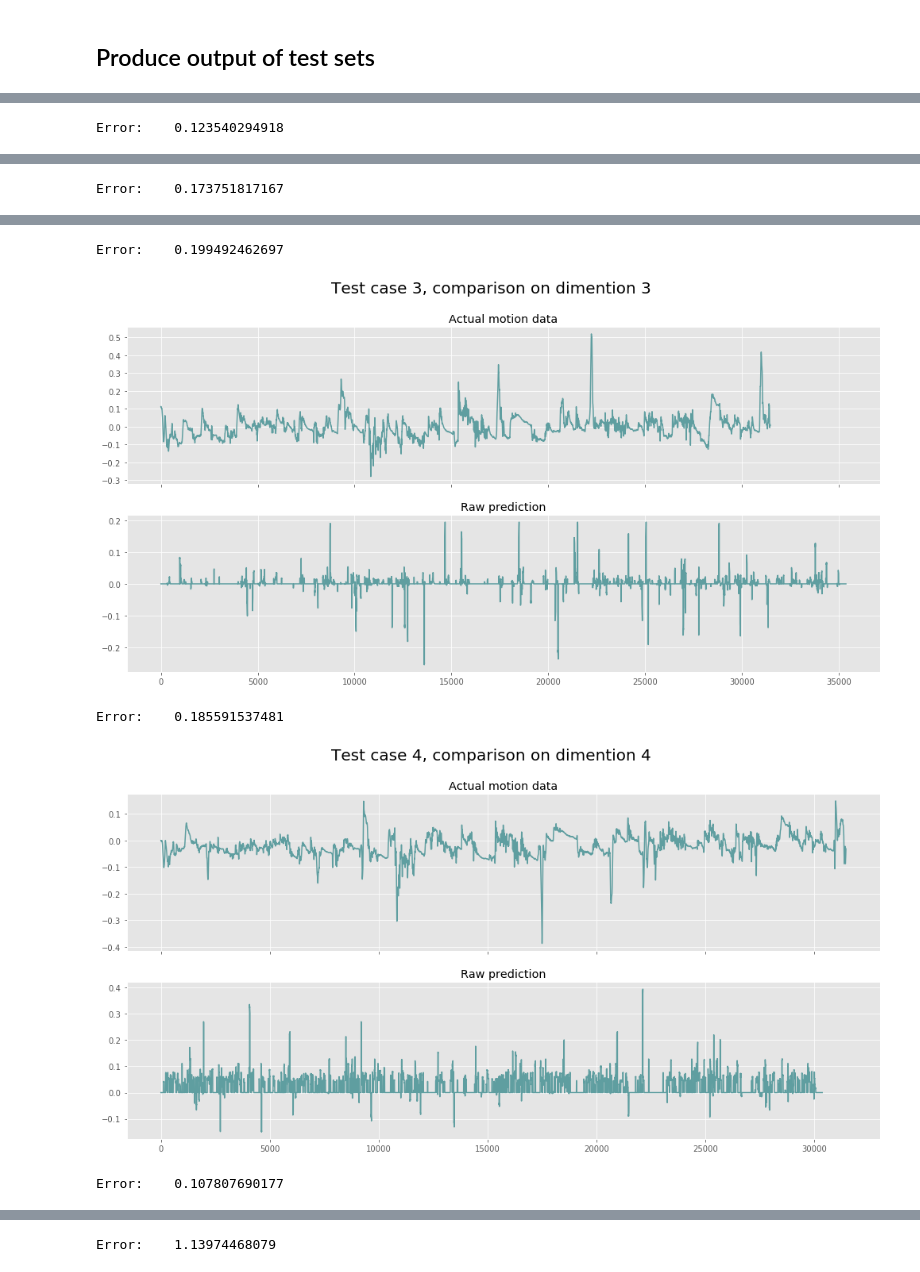
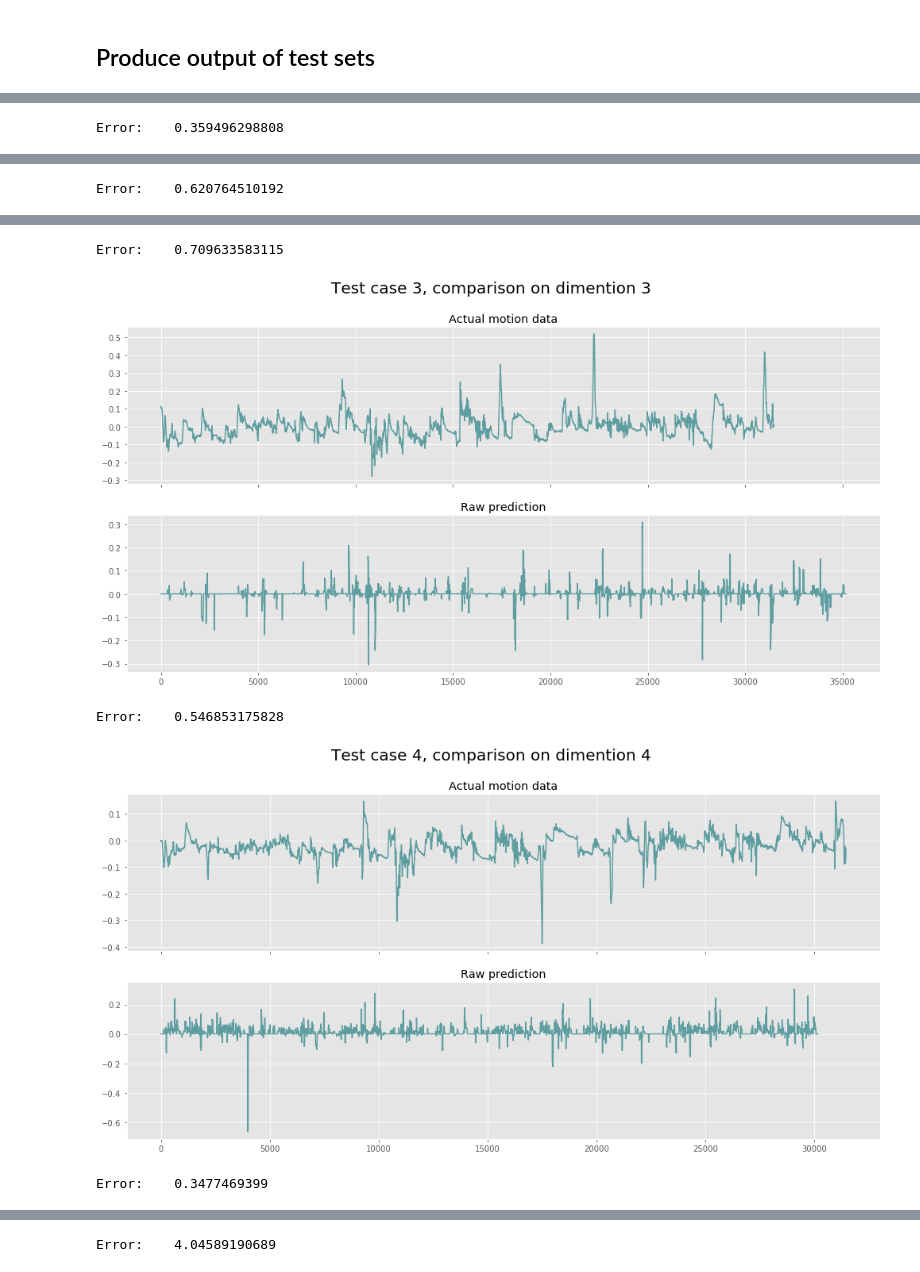
Before and after one commit to CynthiaCXY/HeadMotionSynthesis, a Jupyter notebook: baseline_DCT.ipynb, the cells around one changed output, grey strips where cells are left out. Drawn from its saved outputs; the diff is of its cells as text; code cells hidden in the pictures.

Commit message:
Added introvert inputs, now model could be trained on intro and test on extro to see if it shows different personality

```diff
--- a/baseline_DCT.ipynb
+++ b/baseline_DCT.ipynb
@@ -24,8 +24,8 @@ logger = logging.getLogger()
 logger.setLevel(logging.INFO)
 logger.handlers = [logging.StreamHandler()]
 
-train_data = HMSDataProvider('train', 'extro', rng=rng)
-valid_data = HMSDataProvider('validation', 'extro', rng=rng)
+train_data = HMSDataProvider('train', 'intro', rng=rng)
+valid_data = HMSDataProvider('validation', 'intro', rng=rng)
 input_dim, output_dim = 100, 60
 # %%
 # def train_model_and_plot_stats(
@@ -150,6 +147,15 @@ Error:    0.10413348878
+# %%
+def fade_motion(motion, fading_point, window_size):
+#     print("Motion length: {0}, Fading point: {1}".format(len(motion), fading_point))
+    scaler = 0.9
+    for i in range(fading_point, window_size):
+        motion[i] *= scaler
+        scaler *= scaler
+    return motion
 # %%
 # Loop over 1-6 test cases
 
+window_size = 100
 for i in range(1,7):
     test_data = HMSDataProvider('test{0}'.format(i), 'extro', rng=rng)
     result, evaluation = optimiser.eval_test_set(test_data, 'test')
@@ -160,22 +166,50 @@ for i in range(1,7):
         result_reshape[j] = result[-1][j].reshape(6,10)
 
     time_intervals = np.loadtxt("ExtrovertRawData/Words/{0}".format(i), usecols=range(4, 6), dtype="int")
-    prediction = np.zeros((6, time_intervals[-1,1] + 300))
+    words = np.loadtxt("ExtrovertRawData/Words/{0}".format(i), usecols=range(3, 4), dtype="str")
+
+    prediction = np.zeros((6, time_intervals[-1,1] + window_size))
     counter = 0
     for index, line in enumerate(time_intervals):
-        duration = line[1] - line[0]
-        for k in range(6):
-            frame = np.zeros(30)
-            frame[0:10] = result_reshape[index][k]
-            dct_motion = dct(frame, 3, norm="ortho")
-            if duration <= 30:
-                prediction[k, line[0]:line[1]] = dct_motion[0:duration]
-            else:
-                prediction[k, line[0]:line[0] + 30] = dct_motion
+        word = words[index]
+        word_split = word.split('\'')
+
+        if len(word_split) <= 1:
+            start_time = line[0]
+            end_time = line[1]
+            fading_point = end_time - start_time
+
+            for k in range(6):
+                frame = np.zeros(window_size)
+                frame[0:10] = result_reshape[counter][k]
+                dct_motion = dct(frame, 3, norm="ortho")
+                faded_motion = fade_motion(dct_motion, fading_point, window_size)
+                prediction[k, start_time:start_time + window_size] += faded_motion
+            counter += 1
+        else:
+            start_time = line[0]
+            end_time = line[1]
+            mid = int((line[0] + line[1]) / 2)
+            fading_point_1 = mid - start_time
+            fading_point_2 = end_time - mid
+
+            for k in range(6):
+                frame_1 = np.zeros(window_size)
+                frame_1[0:10] = result_reshape[counter][k]
+                dct_motion_1 = dct(frame_1, 3, norm="ortho")
+                faded_motion_1 = fade_motion(dct_motion_1, fading_point_1, window_size)
+                prediction[k, start_time:start_time + window_size] += faded_motion_1
+
+                frame_2 = np.zeros(window_size)
+                frame_2[0:10] = result_reshape[counter+1][k]
+                dct_motion_2 = dct(frame_2, 3, norm="ortho")
+                faded_motion_2 = fade_motion(dct_motion_2, fading_point_2, window_size)
+                prediction[k, mid:mid + window_size] += faded_motion_2
+            counter += 2
 
     prediction = prediction.transpose()
 
-    np.savetxt('Predictions/prediction{0}.txt'.format(i), prediction, fmt="%.7f")
+    np.savetxt('Predictions/TrainedOnIntroData/prediction{0}.txt'.format(i), prediction, fmt="%.7f")
 
     motion_data = np.loadtxt("ExtrovertRawData/Motion/1.rov".format(i), skiprows=17, usecols=range(0, 6))
 
@@ -190,4 +224,4 @@ for i in range(1,7):
     plt.savefig('Predictions/Test case {0}, comparison on dimention {1}.pdf'.format(i, i))
     plt.show()
 # %% [output]
-Error:    0.123540294918
+Error:    0.359496298808
@@ -195 +229 @@ Error:    0.123540294918
-Error:    0.173751817167
+Error:    0.620764510192
@@ -197,5 +231,5 @@ Error:    0.173751817167
-Error:    0.199492462697
+Error:    0.709633583115
-[figure, old version]
+[figure, new version]
-Error:    0.185591537481
+Error:    0.546853175828
-[figure, old version]
+[figure, new version]
-Error:    0.107807690177
+Error:    0.3477469399
@@ -203 +237 @@ Error:    0.107807690177
-Error:    1.13974468079
+Error:    4.04589190689
```
Also changed, not shown: parts of 5 cells of this notebook, 18 other files.
